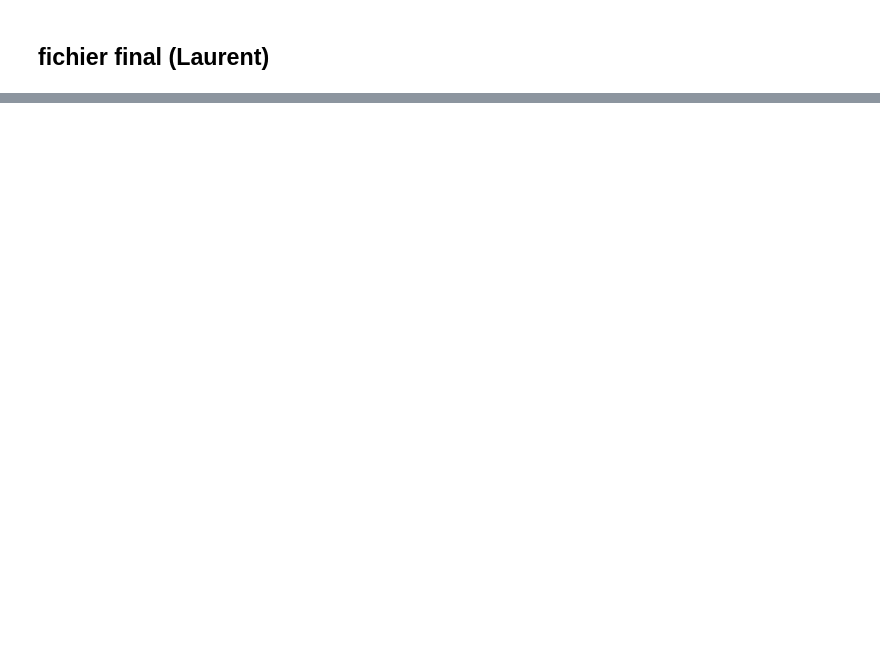
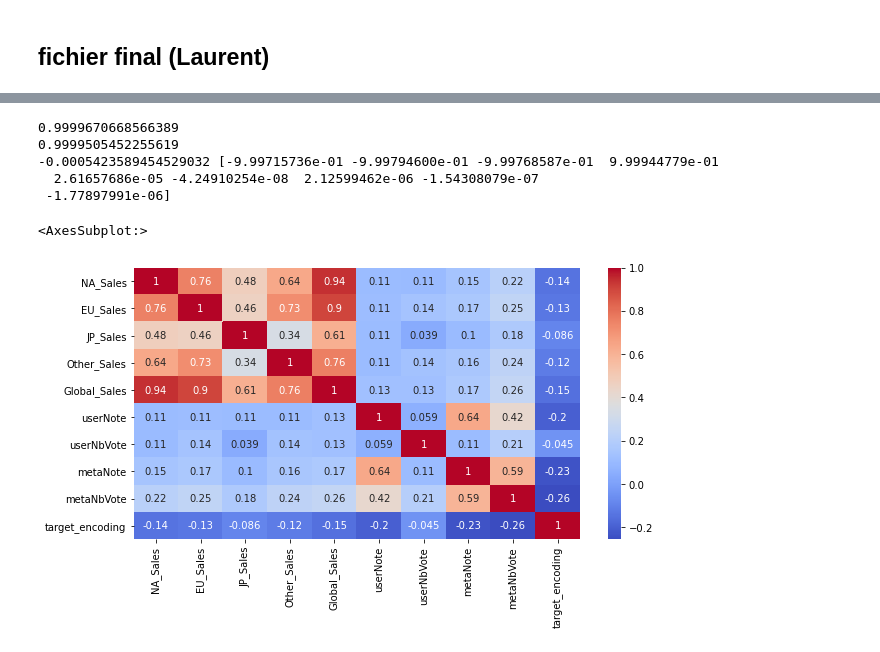
Before and after one commit to Pascal-Thai/GamingSales, a Jupyter notebook: projet gaming_final.ipynb, the cells around one changed output, grey strips where cells are left out. Cells and saved outputs as stored; diff of their text form; code cells hidden in the pictures; blank space fills up the shorter version.

```diff
--- a/projet gaming_final.ipynb
+++ b/projet gaming_final.ipynb
@@ -164,0 +225,57 @@ plt.title("CA global top 10 editeurs");
+# %%
+'''encoding la colonne Publisher'''
+#solution1: TargetEncoder
+#target_encoder = ce.TargetEncoder()
+#new_df1['target_encoding'] = target_encoder.fit_transform(new_df1['Publisher'], new_df1['Global_Sales'])
+#new_df
+
+#solution2: OrdinalEncoder ()
+ord_enc = ce.OrdinalEncoder()
+new_df2['target_encoding']=ord_enc.fit_transform(new_df2['Publisher'])
+
+
+#solution3: Label Encoding (pas recommandé pour les features par contre on peut l'utiliser pour
+#encoder la variable cible)
+#new_df2['Publisher']= new_df2['Publisher'].astype('category')
+#new_df2['target_encoding']= new_df2['Publisher'].cat.codes
+#new_df2.head()
+
+
+'''label + target'''
+data_NA =new_df2.drop(['Publisher','NA_Sales'],axis=1)
+target_NA=new_df2['NA_Sales']
+
+data_EU =new_df2.drop(['Publisher','EU_Sales'],axis=1)
+target_EU=new_df2['EU_Sales']
+
+data_JP =new_df2.drop(['Publisher','JP_Sales'],axis=1)
+target_JP=new_df2['JP_Sales']
+
+data_GL =new_df2.drop(['Publisher','Global_Sales'],axis=1)
+target_GL=new_df2['Global_Sales']
+# %%
+
+'''modele Reg Lin ==> data_NA'''
+# Train + test
+X_train, X_test, y_train, y_test=train_test_split(data_NA,target_NA, test_size=0.2)
+
+# Linear Regrassion
+lr = LinearRegression()
+lr.fit(X_train, y_train)
+
+# performance
+print(lr.score(X_test, y_test))
+print(cross_val_score(lr,X_train, y_train).mean())
+print(lr.intercept_, lr.coef_)
+# %% [output]
+0.9999670668566389
+0.9999505452255619
+-0.0005423589454529032 [-9.99715736e-01 -9.99794600e-01 -9.99768587e-01  9.99944779e-01
+  2.61657686e-05 -4.24910254e-08  2.12599462e-06 -1.54308079e-07
+ -1.77897991e-06]
+# %%
+plt.figure(figsize=(10,5))
+sns.heatmap(new_df2.corr(),annot=True,cmap='coolwarm')
+# %% [output]
+<AxesSubplot:>
+[figure, added]
```
Also changed, not shown: parts of 5 cells of this notebook, 3 other files.
